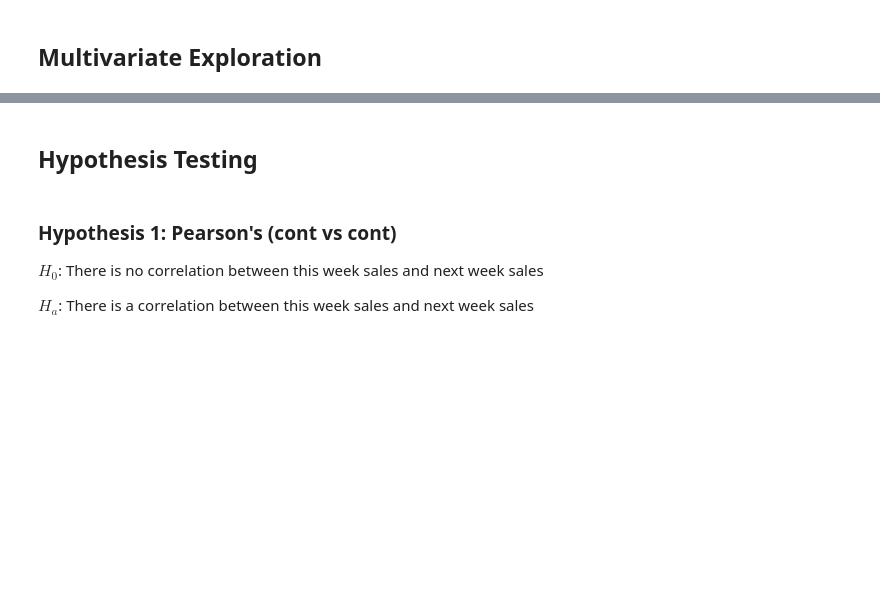
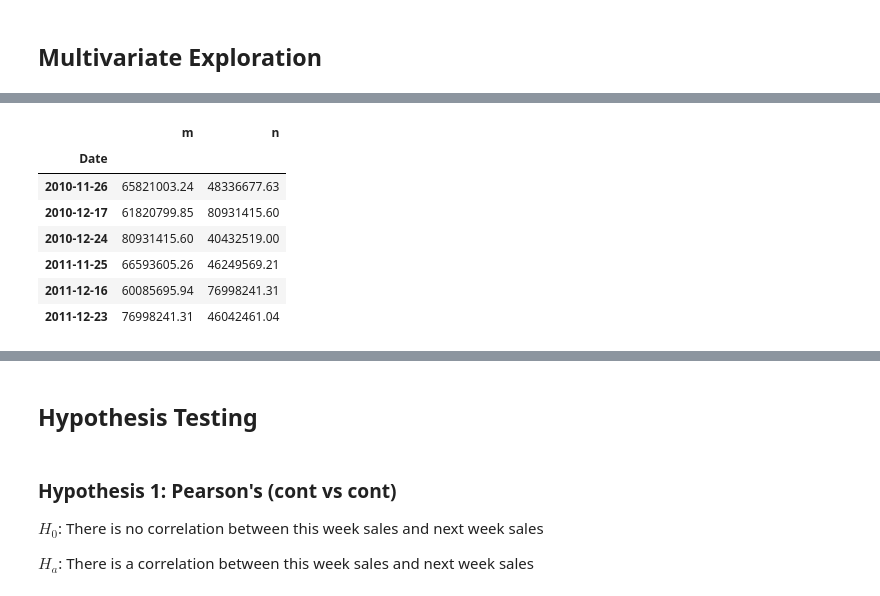
Before and after one commit to Attention-Walmart-Shoppers/capstone, a Jupyter notebook: final_notebook_draft.ipynb, the cells around one changed output, grey strips where cells are left out. Saved outputs shown, nothing was run; the diff lists cells and outputs as text; code cells hidden in the pictures; blank space fills up the shorter version.

```diff
--- a/final_notebook_draft.ipynb
+++ b/final_notebook_draft.ipynb
@@ -320,0 +329,12 @@ Text(0.5, 1.0, 'Lag plot with lag=52')
+# %%
+# x-axis anomalous prints
+df_lag1[df_lag1.m>60000000]
+# %% [output]
+|  | m | n |
+| Date |  |  |
+| 2010-11-26 | 65821003.24 | 48336677.63 |
+| 2010-12-17 | 61820799.85 | 80931415.60 |
+| 2010-12-24 | 80931415.60 | 40432519.00 |
+| 2011-11-25 | 66593605.26 | 46249569.21 |
+| 2011-12-16 | 60085695.94 | 76998241.31 |
+| 2011-12-23 | 76998241.31 | 46042461.04 |
```
Also changed, not shown: parts of 23 cells of this notebook.
